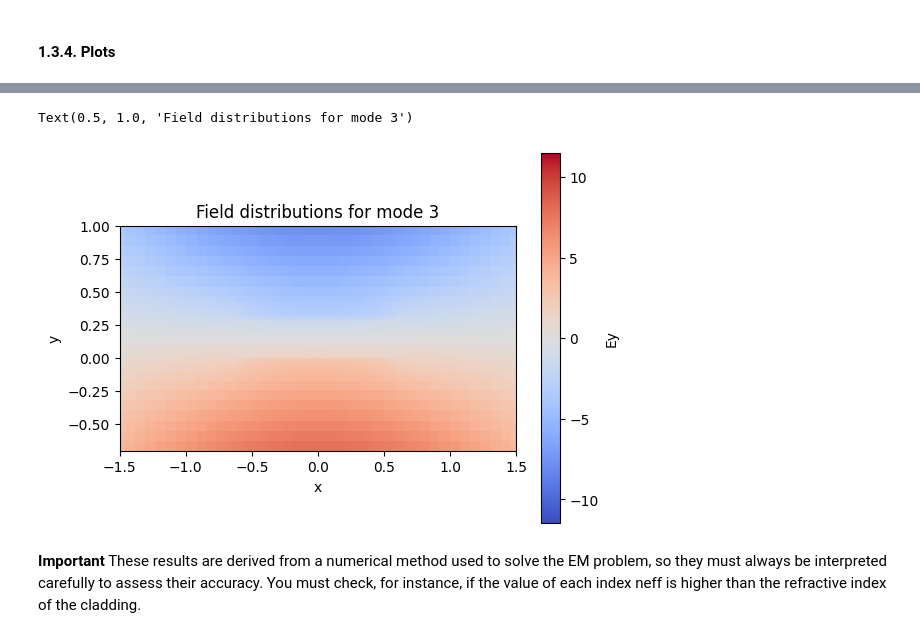
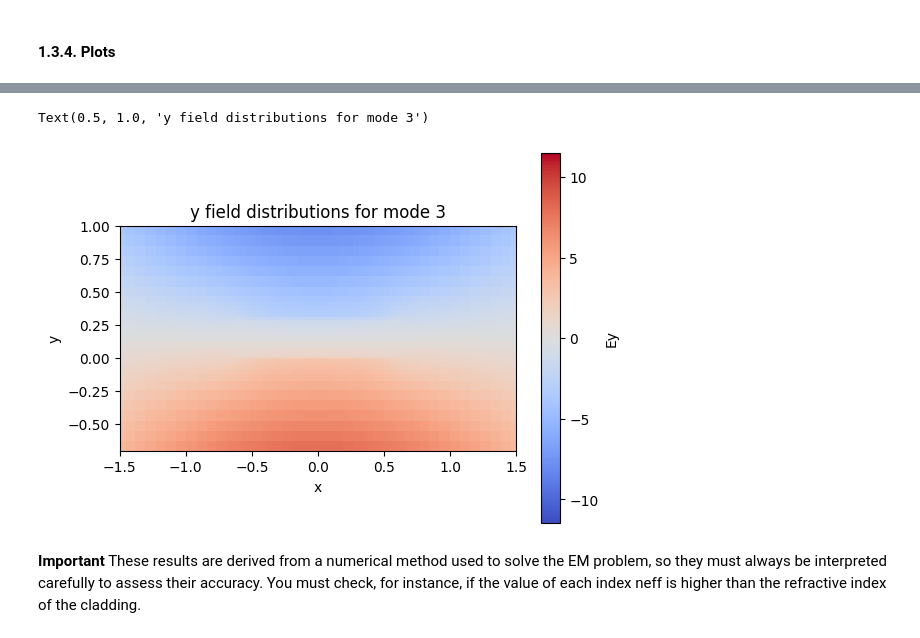
Before and after one commit to msarmas-UPV/cifoin-lab1, a Jupyter notebook: WAVEGUIDES_Student.ipynb, the cells around one changed output, grey strips where cells are left out. Saved outputs shown, nothing was run; the diff lists cells and outputs as text; code cells hidden in the pictures.

```diff
--- a/WAVEGUIDES_Student.ipynb
+++ b/WAVEGUIDES_Student.ipynb
@@ -163,14 +166,14 @@ Text(0.5, 1.0, 'Field distributions for mode 2')
 # %%
 deep_waveguide.plot_field(mode_index=3, # Mode to be plotted
                           field_name='Ey', # Field to be plotted
                           value='real', # Real - abs - imag
                           cmap='coolwarm', # Suggestions: Change the plot color
                           xlim=(-1.5, 1.5), # Set the x and y limits
                           ylim=(-0.7, 1)) #
-plt.title('Field distributions for mode 3')
+plt.title('y field distributions for mode 3')
 # %% [output]
-Text(0.5, 1.0, 'Field distributions for mode 3')
+Text(0.5, 1.0, 'y field distributions for mode 3')
-[figure, old version]
+[figure, new version]
 # %% [markdown]
 **Important**
 These results are derived from a numerical method used to solve the EM problem, so they must always be interpreted carefully to assess their accuracy. You must check, for instance, if the value of each index neff is higher than the refractive index of the cladding.
```
Also changed, not shown: parts of 19 cells of this notebook.
